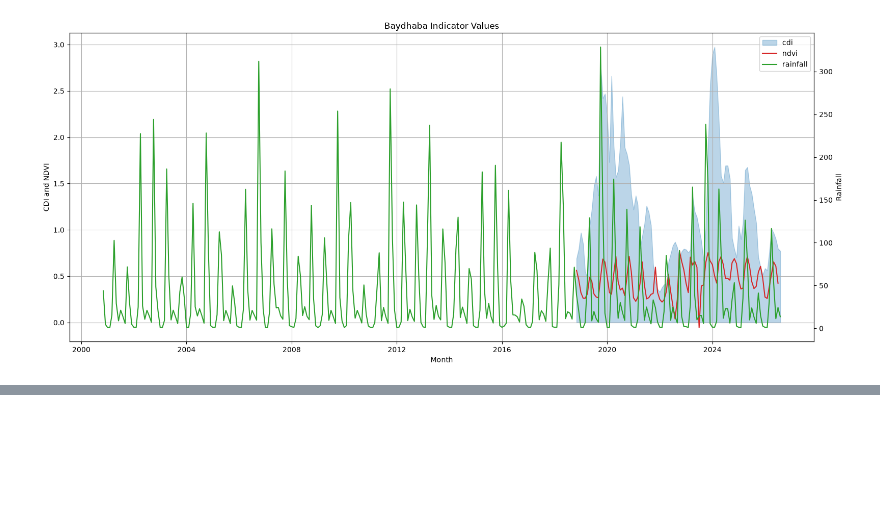
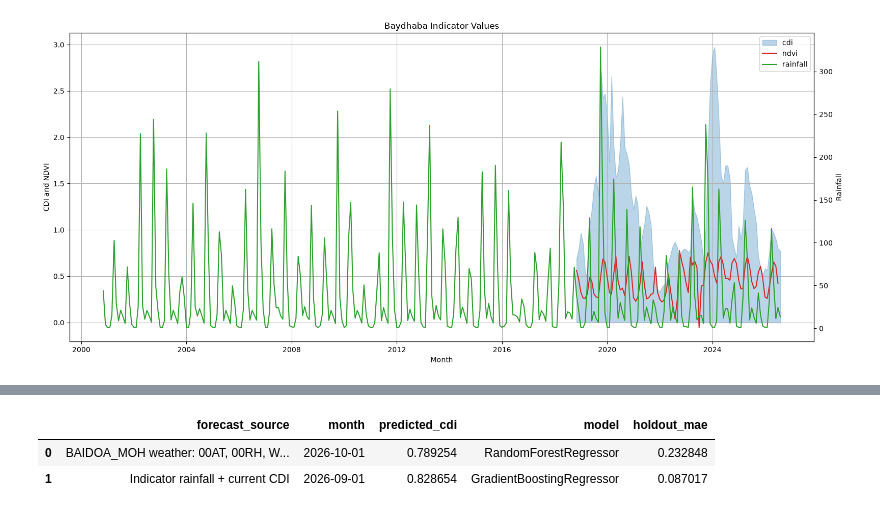
Before and after one commit to saadaal-dev/saadaal-flood-forecaster, a Jupyter notebook: drought-prediction/notebooks/drought_prediction_analysis.ipynb, the cells around one changed output, grey strips where cells are left out. Saved outputs shown, nothing was run; the diff lists cells and outputs as text; code cells hidden in the pictures; blank space fills up the shorter version.

```diff
--- a/drought-prediction/notebooks/drought_prediction_analysis.ipynb
+++ b/drought-prediction/notebooks/drought_prediction_analysis.ipynb
@@ -1274,0 +872,28 @@ improved_cdi_forecast
+# %%
+forecast_comparison = pd.concat(
+    [
+        ml_cdi_forecast.assign(
+            forecast_source="BAIDOA_MOH weather: 00AT, 00RH, WNDW, RAIN"
+        ).rename(columns={"test_mae": "holdout_mae"}),
+        improved_cdi_forecast.assign(
+            forecast_source="Indicator rainfall + current CDI"
+        ).rename(columns={"test_mae": "holdout_mae"}),
+    ],
+    ignore_index=True,
+)
+
+display(
+    forecast_comparison[
+        [
+            "forecast_source",
+            "month",
+            "predicted_cdi",
+            "model",
+            "holdout_mae",
+        ]
+    ]
+)
+# %% [output]
+|  | forecast_source | month | predicted_cdi | model | holdout_mae |
+| 0 | BAIDOA_MOH weather: 00AT, 00RH, W... | 2026-10-01 | 0.789254 | RandomForestRegressor | 0.232848 |
+| 1 | Indicator rainfall + current CDI | 2026-09-01 | 0.828654 | GradientBoostingRegressor | 0.087017 |
```
Also changed, not shown: parts of 25 cells of this notebook, 4 other files.
